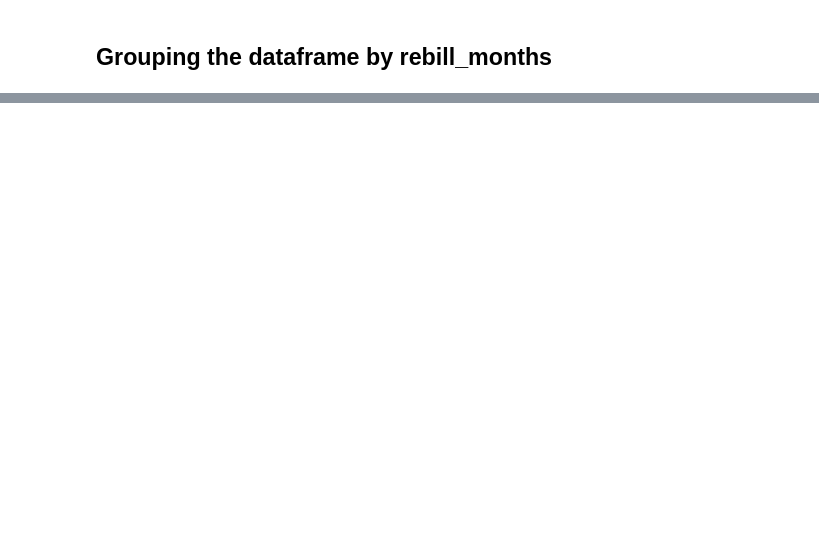
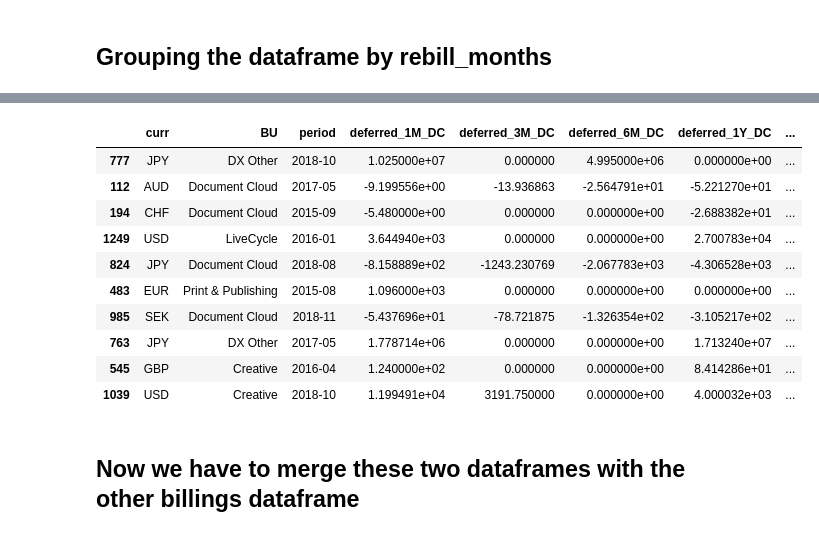
Before and after one commit to davidjsmith44/Deferred_Revenue_Forecast, a Jupyter notebook: notebooks/deferred_new_2020_scratch.ipynb, the cells around one changed output, grey strips where cells are left out. Saved outputs shown, nothing was run; the diff lists cells and outputs as text; code cells hidden in the pictures; blank space fills up the shorter version.

```diff
--- a/notebooks/deferred_new_2020_scratch.ipynb
+++ b/notebooks/deferred_new_2020_scratch.ipynb
@@ -771,0 +914,30 @@ whos
+# %%
+temp_flat_DC.rename(index=str, columns={'1.0':'deferred_1M_DC',
+                               '3.0':'deferred_3M_DC',
+                               '6.0':'deferred_6M_DC',
+                               '12.0':'deferred_1Y_DC',
+                               '24.0':'deferred_2Y_DC',
+                               '36.0': 'deferred_3Y_DC'}, inplace=True)
+
+temp_flat_US.rename(index=str, columns={'1.0':'deferred_1M_US',
+                               '3.0':'deferred_3M_US',
+                               '6.0':'deferred_6M_US',
+                               '12.0':'deferred_1Y_US',
+                               '24.0':'deferred_2Y_US',
+                               '36.0': 'deferred_3Y_US'}, inplace=True)
+# %%
+temp_flat_DC.sample(10)
+# %% [output]
+|  | curr | BU | period | deferred_1M_DC | deferred_3M_DC | deferred_6M_DC | deferred_1Y_DC | ... |
+| 777 | JPY | DX Other | 2018-10 | 1.025000e+07 | 0.000000 | 4.995000e+06 | 0.000000e+00 | ... |
+| 112 | AUD | Document Cloud | 2017-05 | -9.199556e+00 | -13.936863 | -2.564791e+01 | -5.221270e+01 | ... |
+| 194 | CHF | Document Cloud | 2015-09 | -5.480000e+00 | 0.000000 | 0.000000e+00 | -2.688382e+01 | ... |
+| 1249 | USD | LiveCycle | 2016-01 | 3.644940e+03 | 0.000000 | 0.000000e+00 | 2.700783e+04 | ... |
+| 824 | JPY | Document Cloud | 2018-08 | -8.158889e+02 | -1243.230769 | -2.067783e+03 | -4.306528e+03 | ... |
+| 483 | EUR | Print & Publishing | 2015-08 | 1.096000e+03 | 0.000000 | 0.000000e+00 | 0.000000e+00 | ... |
+| 985 | SEK | Document Cloud | 2018-11 | -5.437696e+01 | -78.721875 | -1.326354e+02 | -3.105217e+02 | ... |
+| 763 | JPY | DX Other | 2017-05 | 1.778714e+06 | 0.000000 | 0.000000e+00 | 1.713240e+07 | ... |
+| 545 | GBP | Creative | 2016-04 | 1.240000e+02 | 0.000000 | 0.000000e+00 | 8.414286e+01 | ... |
+| 1039 | USD | Creative | 2018-10 | 1.199491e+04 | 3191.750000 | 0.000000e+00 | 4.000032e+03 | ... |
+# %% [markdown]
+## Now we have to merge these two dataframes with the other billings dataframe
```
Also changed, not shown: parts of 65 cells of this notebook.
